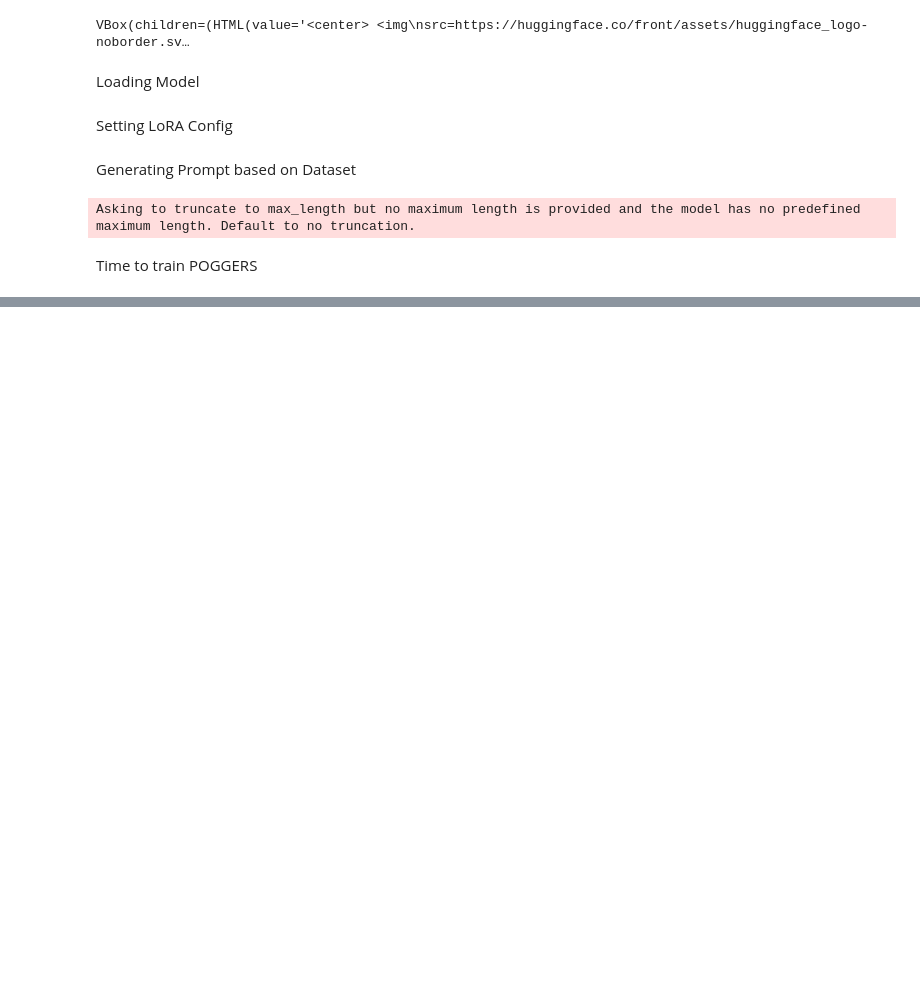
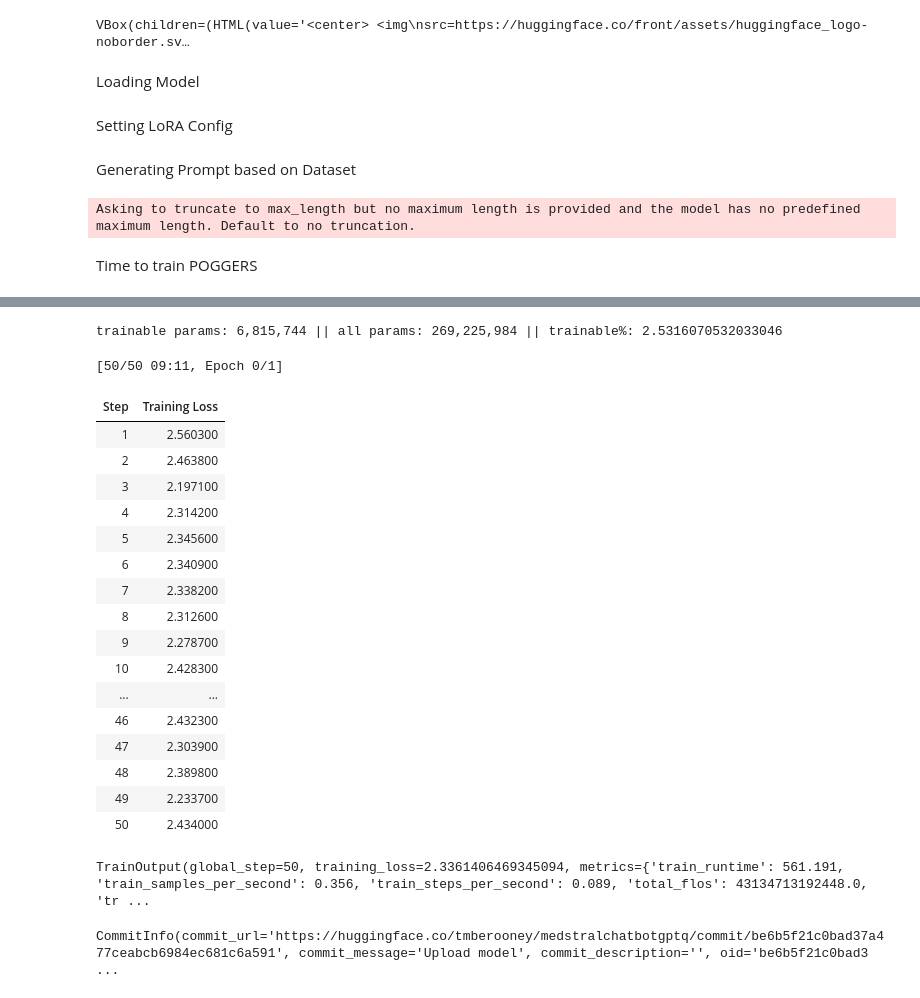
Before and after one commit to papichoolo/healthchatbot, a Jupyter notebook: Medichatbot_Fine_Tuning.ipynb, the cells around one changed output, grey strips where cells are left out. Drawn from its saved outputs; the diff is of its cells as text; code cells hidden in the pictures; blank space fills up the shorter version.

```diff
--- a/Medichatbot_Fine_Tuning.ipynb
+++ b/Medichatbot_Fine_Tuning.ipynb
@@ -169,0 +346,62 @@ trainer.train()
+# %%
+model1.gradient_checkpointing_enable()
+model1 = prepare_model_for_kbit_training(model1)
+# %%
+from peft import LoraConfig, get_peft_model
+config = LoraConfig(
+    r=8,
+    lora_alpha=32,
+    target_modules=["k_proj","o_proj","q_proj","v_proj"],
+    lora_dropout=0.05,
+    bias="none",
+    task_type="CAUSAL_LM"
+)
+
+model1 = get_peft_model(model1, config)
+model1.print_trainable_parameters()
+# %% [output]
+trainable params: 6,815,744 || all params: 269,225,984 || trainable%: 2.5316070532033046
+# %%
+from transformers import Trainer, TrainingArguments, DataCollatorForLanguageModeling
+
+# needed for llama 2 tokenizer
+tokenizer.pad_token = tokenizer.eos_token
+
+trainer1 = Trainer(
+    model=model1,
+    train_dataset=data,
+    args=TrainingArguments(
+        per_device_train_batch_size=1,
+        gradient_accumulation_steps=4,
+        warmup_steps=2,
+        max_steps=50,
+        learning_rate=2e-4,
+        fp16=True,
+        logging_steps=1,
+        output_dir="outputs",
+        optim="adamw_hf"
+    ),
+    data_collator=DataCollatorForLanguageModeling(tokenizer, mlm=False)
+)
+model1.config.use_cache = False  # silence the warnings. Please re-enable for inference!
+trainer1.train()
+# %% [output]
+[50/50 09:11, Epoch 0/1]
+| Step | Training Loss |
+| 1 | 2.560300 |
+| 2 | 2.463800 |
+| 3 | 2.197100 |
+| 4 | 2.314200 |
+| 5 | 2.345600 |
+| 6 | 2.340900 |
+| 7 | 2.338200 |
+| 8 | 2.312600 |
+| 9 | 2.278700 |
+| 10 | 2.428300 |
+| ... | ... |
+| 46 | 2.432300 |
+| 47 | 2.303900 |
+| 48 | 2.389800 |
+| 49 | 2.233700 |
+| 50 | 2.434000 |
+TrainOutput(global_step=50, training_loss=2.3361406469345094, metrics={'train_runtime': 561.191, 'train_samples_per_second': 0.356, 'train_steps_per_second': 0.089, 'total_flos': 43134713192448.0, 'tr ...
@@ -169,0 +410,8 @@ trainer.train()
+# %%
+PEFT_MODEL = "tmberooney/medstralchatbotgptq"
+
+model1.push_to_hub(
+    PEFT_MODEL, use_auth_token=True
+)
+# %% [output]
+CommitInfo(commit_url='https://huggingface.co/tmberooney/medstralchatbotgptq/commit/be6b5f21c0bad37a477ceabcb6984ec681c6a591', commit_message='Upload model', commit_description='', oid='be6b5f21c0bad3 ...
```
Also changed, not shown: parts of 22 cells of this notebook.
